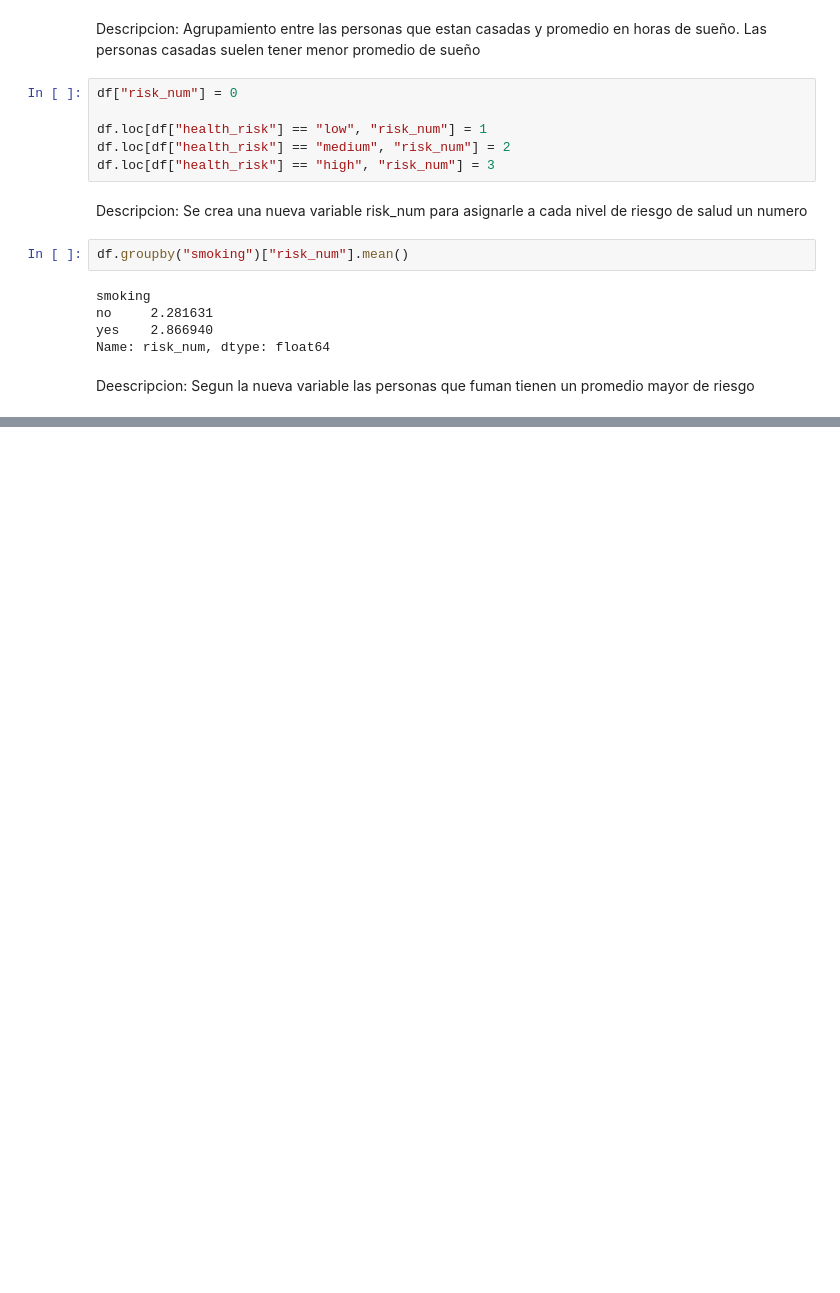
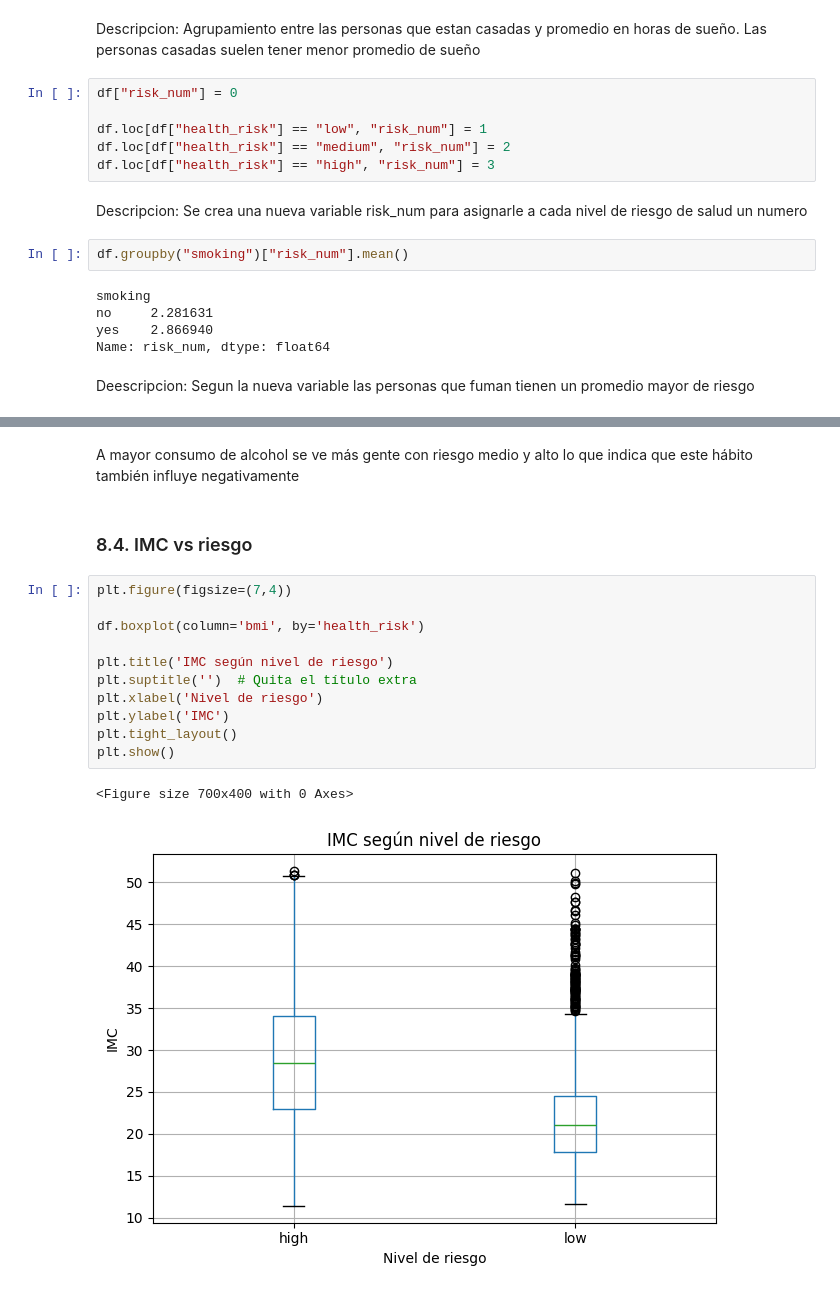
Before and after one commit to DiegoPineda08/PROYECTO-SALUD, a Jupyter notebook: notebooks/Proyecto_Salud.ipynb, the cells around one changed output, grey strips where cells are left out. Drawn from its saved outputs; the diff is of its cells as text; blank space fills up the shorter version.

```diff
--- a/notebooks/Proyecto_Salud.ipynb
+++ b/notebooks/Proyecto_Salud.ipynb
@@ -390,0 +446,18 @@ Deescripcion: Segun la nueva variable las personas que fuman tienen un promedio
+# %% [markdown]
+A mayor consumo de alcohol se ve más gente con riesgo medio y alto lo que indica que este hábito también influye negativamente
+# %% [markdown]
+### 8.4. IMC vs riesgo
+# %%
+plt.figure(figsize=(7,4))
+
+df.boxplot(column='bmi', by='health_risk')
+
+plt.title('IMC según nivel de riesgo')
+plt.suptitle('')  # Quita el título extra
+plt.xlabel('Nivel de riesgo')
+plt.ylabel('IMC')
+plt.tight_layout()
+plt.show()
+# %% [output]
+<Figure size 700x400 with 0 Axes>
+[figure, added]
```
Also changed, not shown: parts of 15 cells of this notebook.
